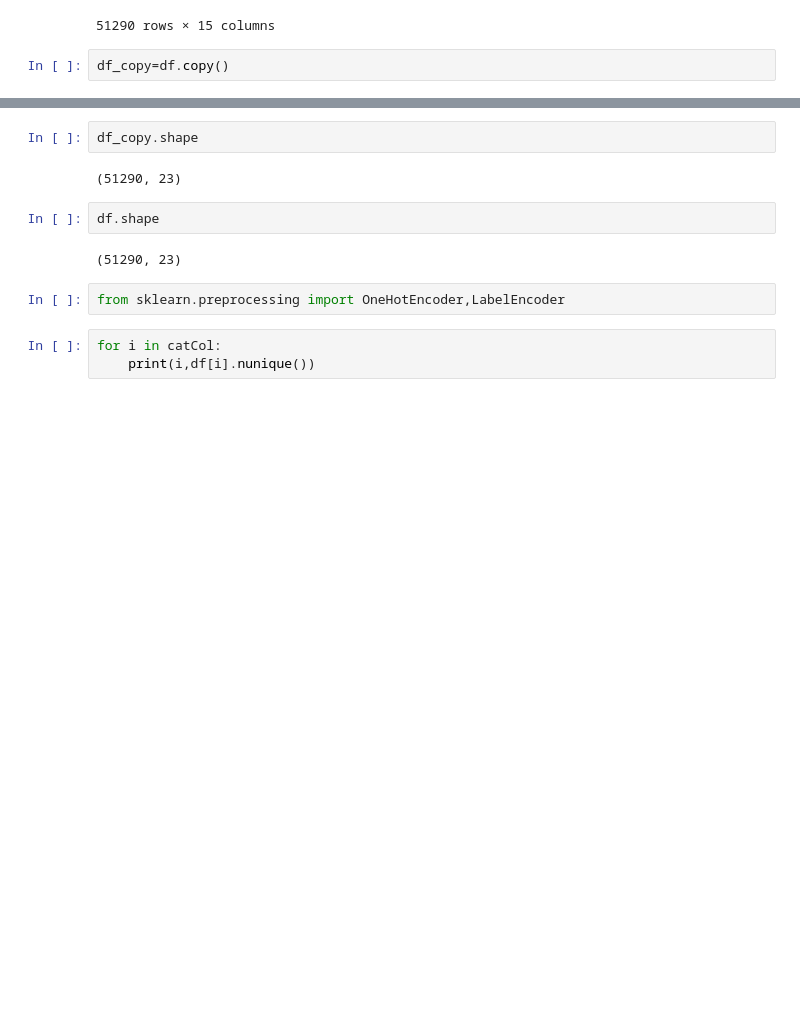
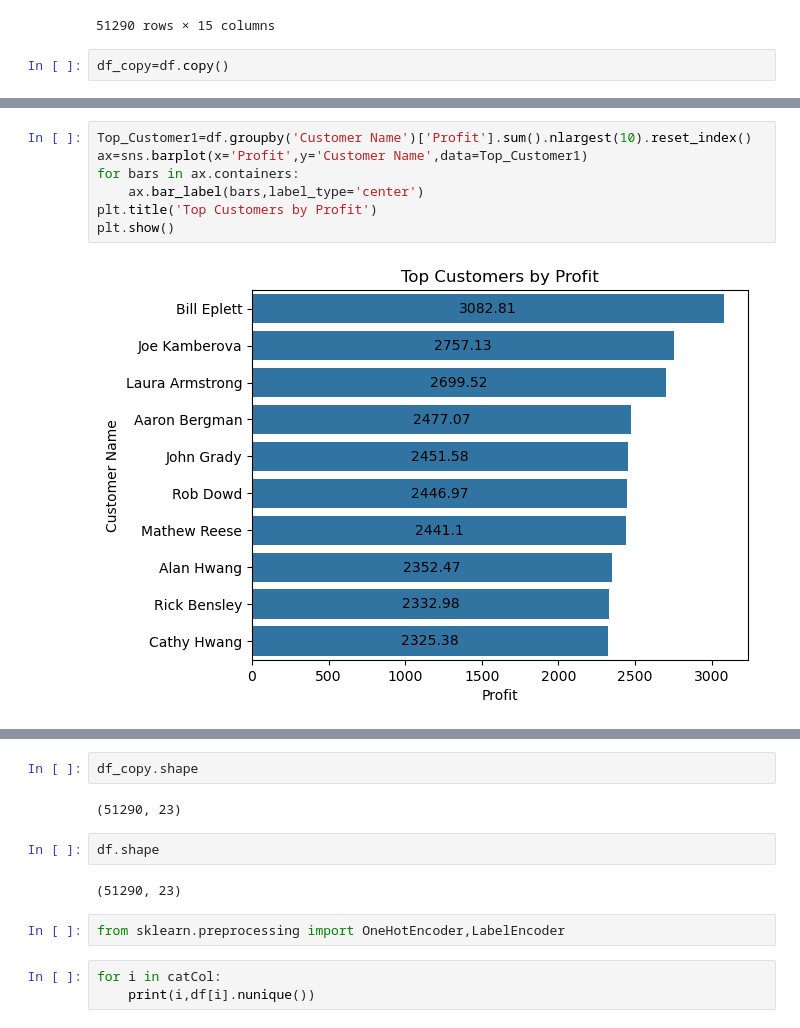
Before and after one commit to subbugnaik093/EDA_Projects, a Jupyter notebook: EDA_superstore.ipynb, the cells around one changed output, grey strips where cells are left out. Saved outputs shown, nothing was run; the diff lists cells and outputs as text; blank space fills up the shorter version.

```diff
--- a/EDA_superstore.ipynb
+++ b/EDA_superstore.ipynb
@@ -487,0 +498,9 @@ df_copy=df.copy()
+# %%
+Top_Customer1=df.groupby('Customer Name')['Profit'].sum().nlargest(10).reset_index()
+ax=sns.barplot(x='Profit',y='Customer Name',data=Top_Customer1)
+for bars in ax.containers:
+    ax.bar_label(bars,label_type='center')
+plt.title('Top Customers by Profit')
+plt.show()
+# %% [output]
+[figure, added]
```
Also changed, not shown: parts of 26 cells of this notebook, 1 other file.
